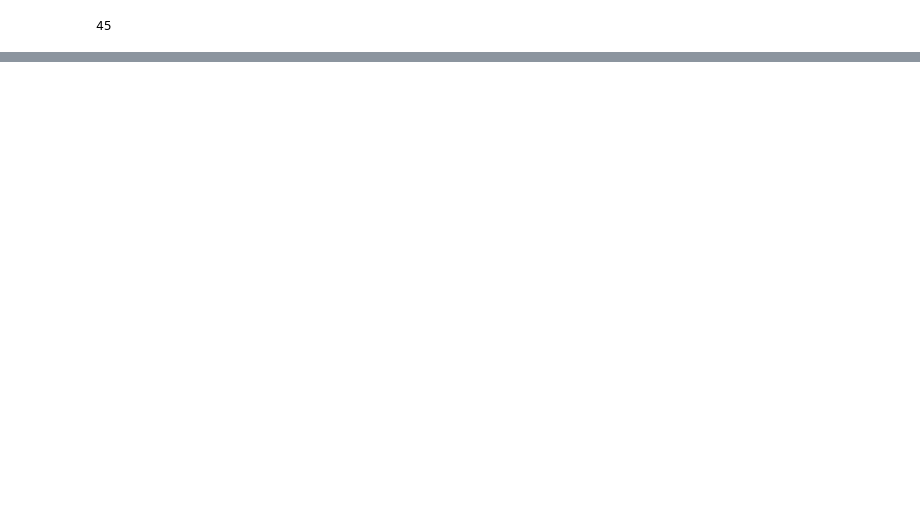
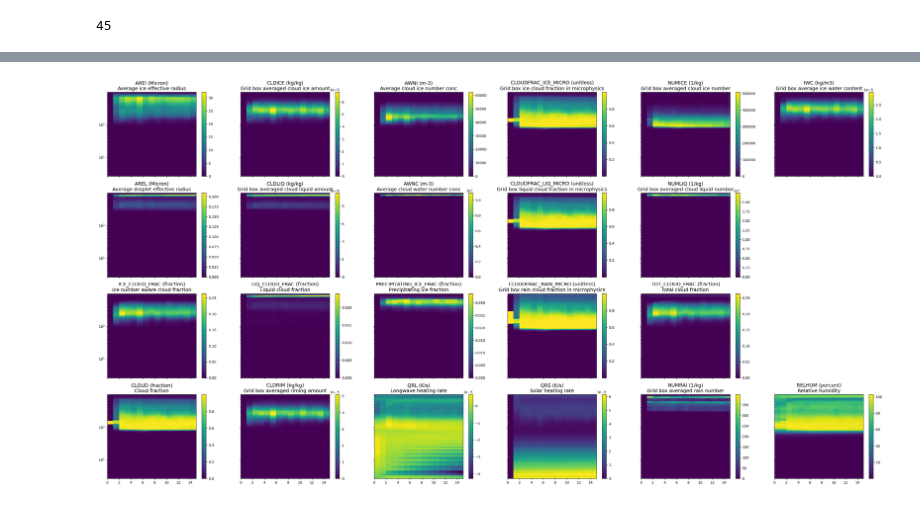
Before and after one commit to smturbev/dp-scream-analysis, a Jupyter notebook: prelim/timeseries.ipynb, the cells around one changed output, grey strips where cells are left out. Drawn from its saved outputs; the diff is of its cells as text; code cells hidden in the pictures; blank space fills up the shorter version.

```diff
--- a/prelim/timeseries.ipynb
+++ b/prelim/timeseries.ipynb
@@ -53,0 +189,3 @@ plt.show()
+# %%
+ds = xr.open_dataset("/home/disk/eos1/bloss/Runs/PIRE/DP-SCREAM/Tests/RCE_SMALL_al/scream_dp_RCE_SMALL_al.eam.h0.2000-01-01-00000.nc")
+ds
@@ -53,0 +210,5 @@ plt.show()
+# %%
+# list of relevant var names modified from 'list(ds.keys())'
+file="h0_varnames_3Dlev"
+varnames = open(file,"r").read().split("\n")
+len(varnames)
@@ -53,0 +283,35 @@ plt.show()
+# %%
+# plot ice and liquid properties
+# AREI, CLDICE, AWNI, CLOUDFRAC_ICE_MICRO, NUMICE, IWC
+# AREL, CLDLIQ, AWNC, CLOUDFRAC_LIQ_MICRO, NUMLIQ, --
+# ICE_CLOUD_FRAC, LIQ_CLOUD_FRAC, PRECIPITATING_ICE_FRAC, CLOUDFRAC_RAIN_MICRO, TOT_CLOUD_FRAC, --
+# CLOUD, CLDRIM, QRL, QRS, NUMRAI, RELHUM
+
+fig, ax = plt.subplots(4,6, figsize=(40,20), sharex=True, sharey=True)
+days = range(16)
+
+var = np.array(
+    [["AREI", "CLDICE", "AWNI", "CLOUDFRAC_ICE_MICRO", "NUMICE", "IWC"],
+       ["AREL", "CLDLIQ", "AWNC", "CLOUDFRAC_LIQ_MICRO", "NUMLIQ", None],
+       ["ICE_CLOUD_FRAC", "LIQ_CLOUD_FRAC", "PRECIPITATING_ICE_FRAC",
+        "CLOUDFRAC_RAIN_MICRO", "TOT_CLOUD_FRAC", None],
+       ["CLOUD", "CLDRIM", "QRL", "QRS", "NUMRAI", "RELHUM"]
+      ]
+)
+
+for i in range(4):
+    for j in range(6):
+        if var[i,j] is not None:
+            pc = ax[i,j].pcolormesh(days, ds.lev, ds[var[i,j]].mean(dim=["ncol"]).T)
+            ax[i,j].axis()
+            ax[i,j].invert_yaxis()
+            ax[i,j].set_title(var[i,j]+" ("+str(ds[var[i,j]].units)+\
+                              ")\n"+str(ds[var[i,j]].long_name), fontsize=14)
+            plt.colorbar(pc, ax=ax[i,j])
+        else:
+            ax[i,j].axis("off")
+# ax[0,0].set_yscale("log")
+plt.savefig("plots/timeseries_3D_cloud_properties.png", dpi=150)
+plt.show()
+# %% [output]
+[figure, added]
```
Also changed, not shown: parts of 16 cells of this notebook, 8 other files.
